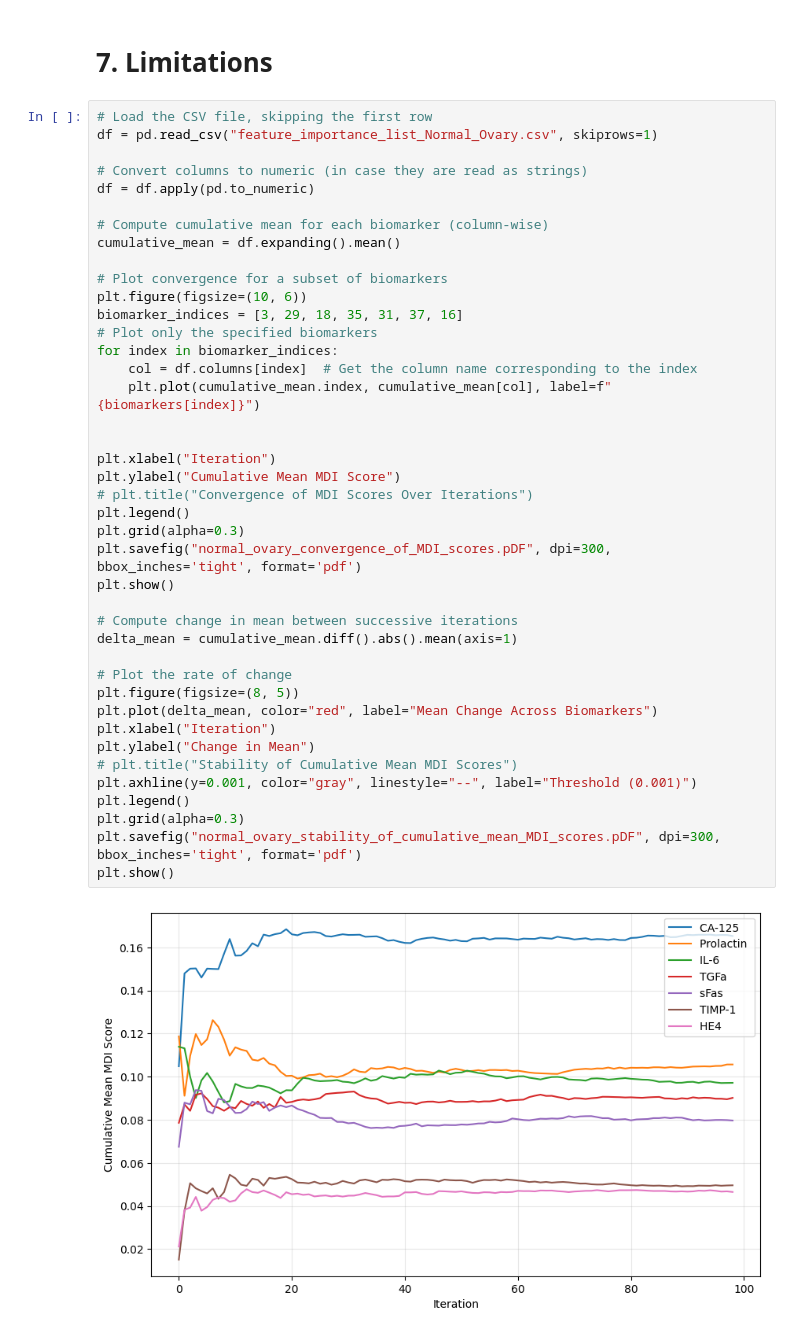
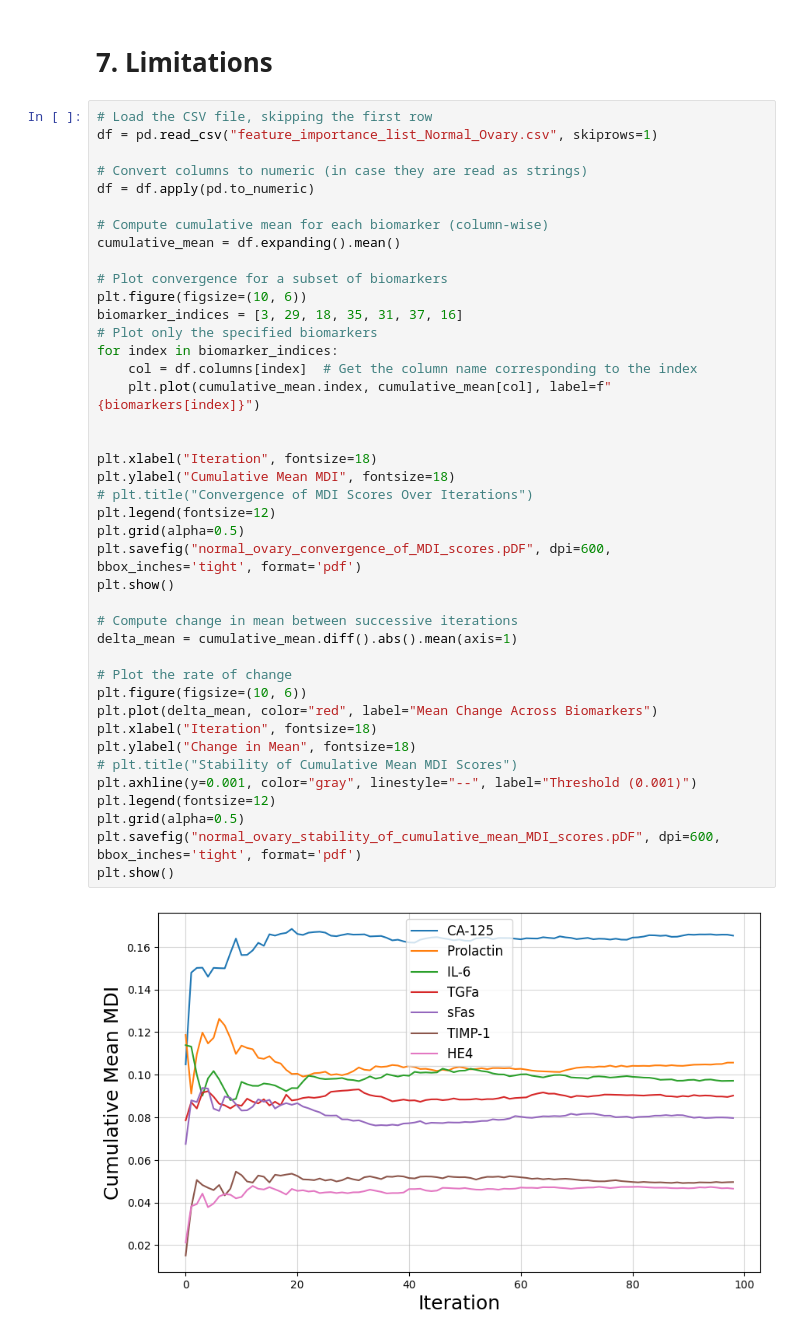
Before and after one commit to subhajitbn/Cancer-Biomarkers-from-Clinical-Data, a Jupyter notebook: tutorial-full.ipynb, the cells around one changed output. Cells and saved outputs as stored; diff of their text form.

```diff
--- a/tutorial-full.ipynb
+++ b/tutorial-full.ipynb
@@ -1412,42 +1420,42 @@ plt.show()
 # Load the CSV file, skipping the first row
 df = pd.read_csv("feature_importance_list_Normal_Ovary.csv", skiprows=1)
 
 # Convert columns to numeric (in case they are read as strings)
 df = df.apply(pd.to_numeric)
 
 # Compute cumulative mean for each biomarker (column-wise)
 cumulative_mean = df.expanding().mean()
 
 # Plot convergence for a subset of biomarkers
 plt.figure(figsize=(10, 6))
 biomarker_indices = [3, 29, 18, 35, 31, 37, 16]
 # Plot only the specified biomarkers
 for index in biomarker_indices:
     col = df.columns[index]  # Get the column name corresponding to the index
     plt.plot(cumulative_mean.index, cumulative_mean[col], label=f"{biomarkers[index]}")
 
 
-plt.xlabel("Iteration")
-plt.ylabel("Cumulative Mean MDI Score")
+plt.xlabel("Iteration", fontsize=18)
+plt.ylabel("Cumulative Mean MDI", fontsize=18)
 # plt.title("Convergence of MDI Scores Over Iterations")
-plt.legend()
-plt.grid(alpha=0.3)
-plt.savefig("normal_ovary_convergence_of_MDI_scores.pDF", dpi=300, bbox_inches='tight', format='pdf')
+plt.legend(fontsize=12)
+plt.grid(alpha=0.5)
+plt.savefig("normal_ovary_convergence_of_MDI_scores.pDF", dpi=600, bbox_inches='tight', format='pdf')
 plt.show()
 
 # Compute change in mean between successive iterations
 delta_mean = cumulative_mean.diff().abs().mean(axis=1)
 
 # Plot the rate of change
-plt.figure(figsize=(8, 5))
+plt.figure(figsize=(10, 6))
 plt.plot(delta_mean, color="red", label="Mean Change Across Biomarkers")
-plt.xlabel("Iteration")
-plt.ylabel("Change in Mean")
+plt.xlabel("Iteration", fontsize=18)
+plt.ylabel("Change in Mean", fontsize=18)
 # plt.title("Stability of Cumulative Mean MDI Scores")
 plt.axhline(y=0.001, color="gray", linestyle="--", label="Threshold (0.001)")
-plt.legend()
-plt.grid(alpha=0.3)
-plt.savefig("normal_ovary_stability_of_cumulative_mean_MDI_scores.pDF", dpi=300, bbox_inches='tight', format='pdf')
+plt.legend(fontsize=12)
+plt.grid(alpha=0.5)
+plt.savefig("normal_ovary_stability_of_cumulative_mean_MDI_scores.pDF", dpi=600, bbox_inches='tight', format='pdf')
 plt.show()
 # %% [output]
-[figure, old version]
+[figure, new version]
```
Also changed, not shown: parts of 9 cells of this notebook, 12 other files.
